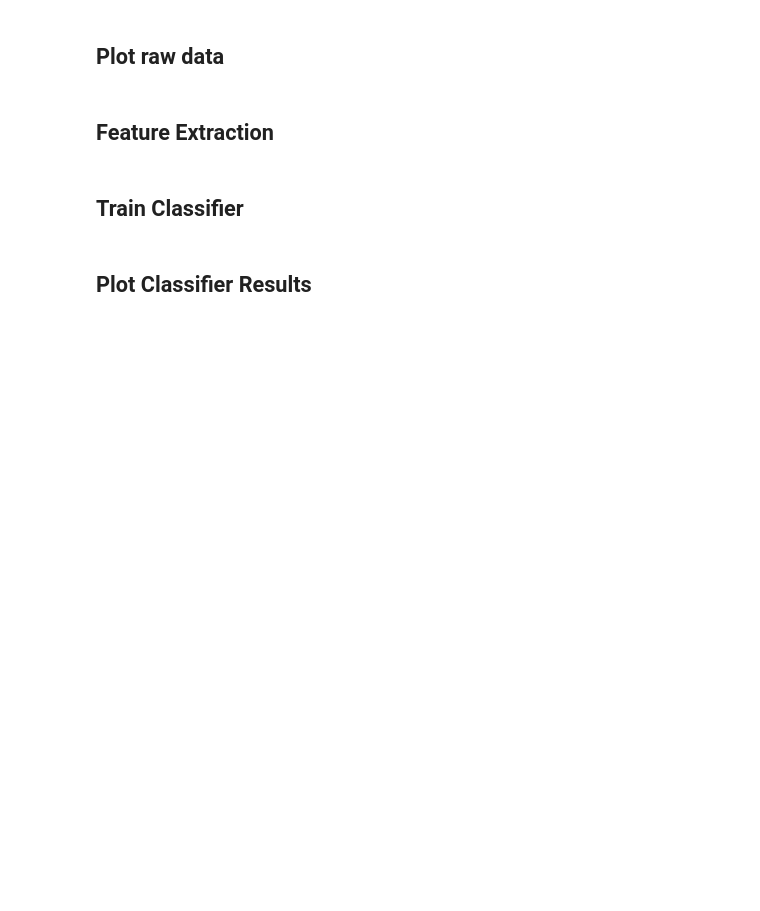
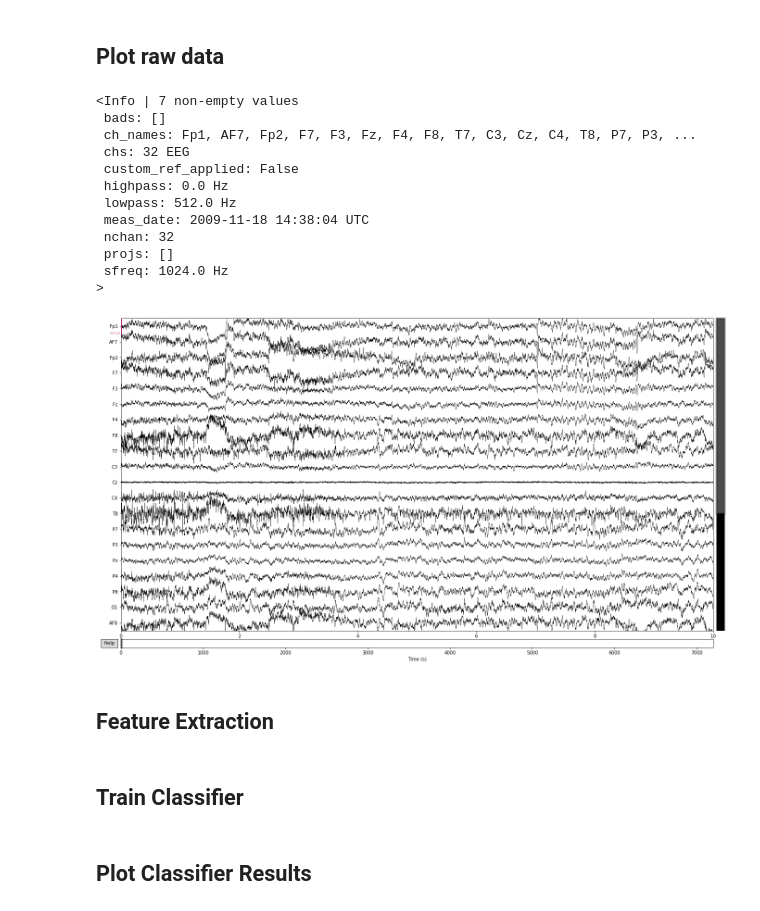
Before and after one commit to noamsgl/msc, a Jupyter notebook: scripts/psp/training/PSPReport.ipynb, the cells around one changed output. Cells and saved outputs as stored; diff of their text form; code cells hidden in the pictures; blank space fills up the shorter version.

Commit message:
add load data

```diff
--- a/scripts/psp/training/PSPReport.ipynb
+++ b/scripts/psp/training/PSPReport.ipynb
@@ -40,4 +35,4 @@ True
 # %%
-raw_dataset = RawDataset(f"{config.get('DATA', 'DATASETS_PATH_REMOTE')}/{config.get('DATA', 'DATASET')}")
+raw_dataset = RawDataset(f"{config.get('DATA', 'RAW_DATASET_DIR')}")
 raw_dataset.data_df
 # %% [output]
@@ -45,2 +52,5 @@ AssertionError: error: the dataset directory does not exist
 # %% [markdown]
 ## Select random data file
+# %%
+data_row = raw_dataset.data_df.query("package == 'surfCO' and patient == 'pat_3500'").sample(1)
+data_row.transpose()
@@ -47,5 +75,23 @@ AssertionError: error: the dataset directory does not exist
 # %% [markdown]
 ## Plot raw data
+# %%
+raw = raw_dataset.get_raw(data_row)
+print(raw.info)
+raw.plot();
+# %% [output]
+<Info | 7 non-empty values
+ bads: []
+ ch_names: Fp1, AF7, Fp2, F7, F3, Fz, F4, F8, T7, C3, Cz, C4, T8, P7, P3, ...
+ chs: 32 EEG
+ custom_ref_applied: False
+ highpass: 0.0 Hz
+ lowpass: 512.0 Hz
+ meas_date: 2009-11-18 14:38:04 UTC
+ nchan: 32
+ projs: []
+ sfreq: 1024.0 Hz
+>
+[figure, added]
 # %% [markdown]
 ## Feature Extraction
 # %% [markdown]
```
Also changed, not shown: parts of 5 cells of this notebook, 2 other files.
